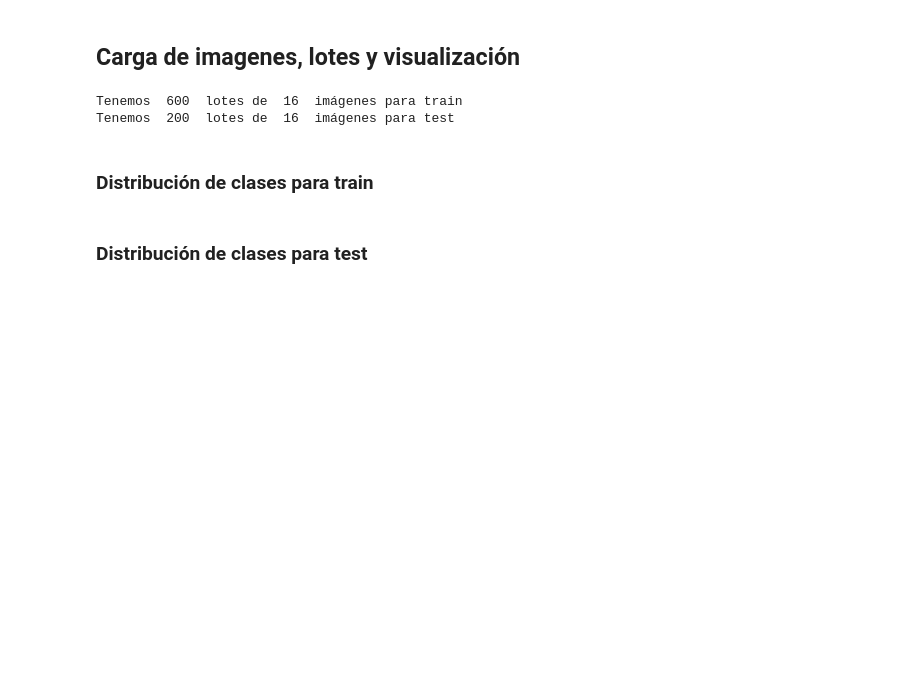
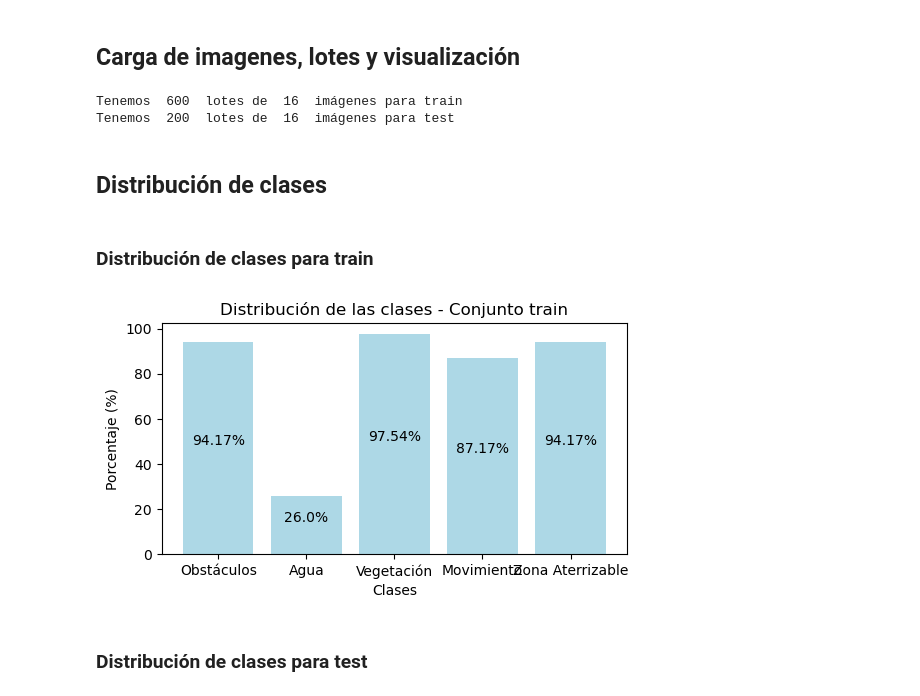
Before and after one commit to CarlosM2807/TrabajoFindeGrado2023-2024, a Jupyter notebook: new_tfg.ipynb, the cells around one changed output. Saved outputs shown, nothing was run; the diff lists cells and outputs as text; code cells hidden in the pictures; blank space fills up the shorter version.

```diff
--- a/new_tfg.ipynb
+++ b/new_tfg.ipynb
@@ -86,37 +95,32 @@ print("Tenemos ", len(test_loader), " lotes de ", tam_lote, " imágenes para tes
 # %% [output]
 Tenemos  600  lotes de  16  imágenes para train
 Tenemos  200  lotes de  16  imágenes para test
-# %%
-# Función para el conteo de las clases en las imágenes
-def contar_pixeles(loader, tam_lote):
-    conteo_clases = [0, 0, 0, 0, 0]
-    total_imagenes = len(loader)*tam_lote
-
-    for _, mascaras in loader:
-        for i in range(5):
-            # Contamos cuantas imagenes del conjunto tienen al menos 200 pixeles de cada una de las clases
-            conteo_clases[i] += torch.sum((mascaras == i).sum(dim=(1,2)) >= 200).item()
-
-    porcentaje_clases = [round(conteo / total_imagenes * 100,2) for conteo in conteo_clases]
-    return conteo_clases, porcentaje_clases, total_imagenes
+# %% [markdown]
+## Distribución de clases
 # %%
 conteo_train, porcentaje_train, total_train = contar_pixeles(train_loader, tam_lote)
 conteo_test, porcentaje_test, total_test = contar_pixeles(test_loader, tam_lote)
 # %% [markdown]
 ### Distribución de clases para train
 # %%
+# Creamos el grafico para el conjunto de train
+
 plt.figure(figsize=(6, 3))
-barras = plt.bar(clases, porcentaje_train, color='skyblue')
+barras = plt.bar(clases, porcentaje_train, color='lightblue')
 plt.xlabel('Clases')
 plt.ylabel('Porcentaje (%)')
 plt.title('Distribución de las clases - Conjunto train')
 
 # Añadimos las etiquetas en el medio de las barras
 for barra in barras:
     yval = barra.get_height()
+
+    # Colocamos el porcentaje en el centrode la barra
     plt.text(barra.get_x() + barra.get_width()/2, yval/2,  f'{round(yval, 2)}%', ha='center', va='bottom', color='black')
 
 plt.show()
+# %% [output]
+[figure, added]
 # %% [markdown]
 ### Distribución de clases para test
 # %%
```
Also changed, not shown: parts of 38 cells of this notebook, 12 other files.
